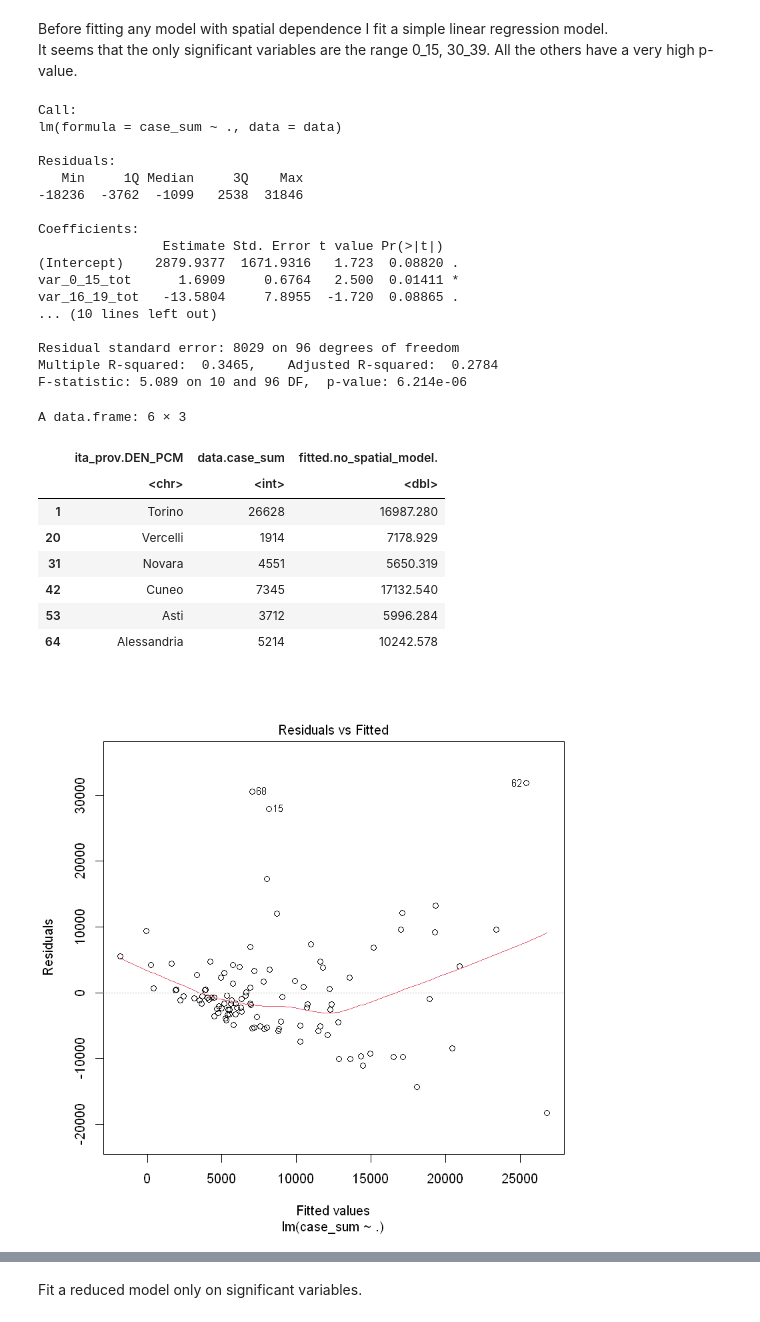
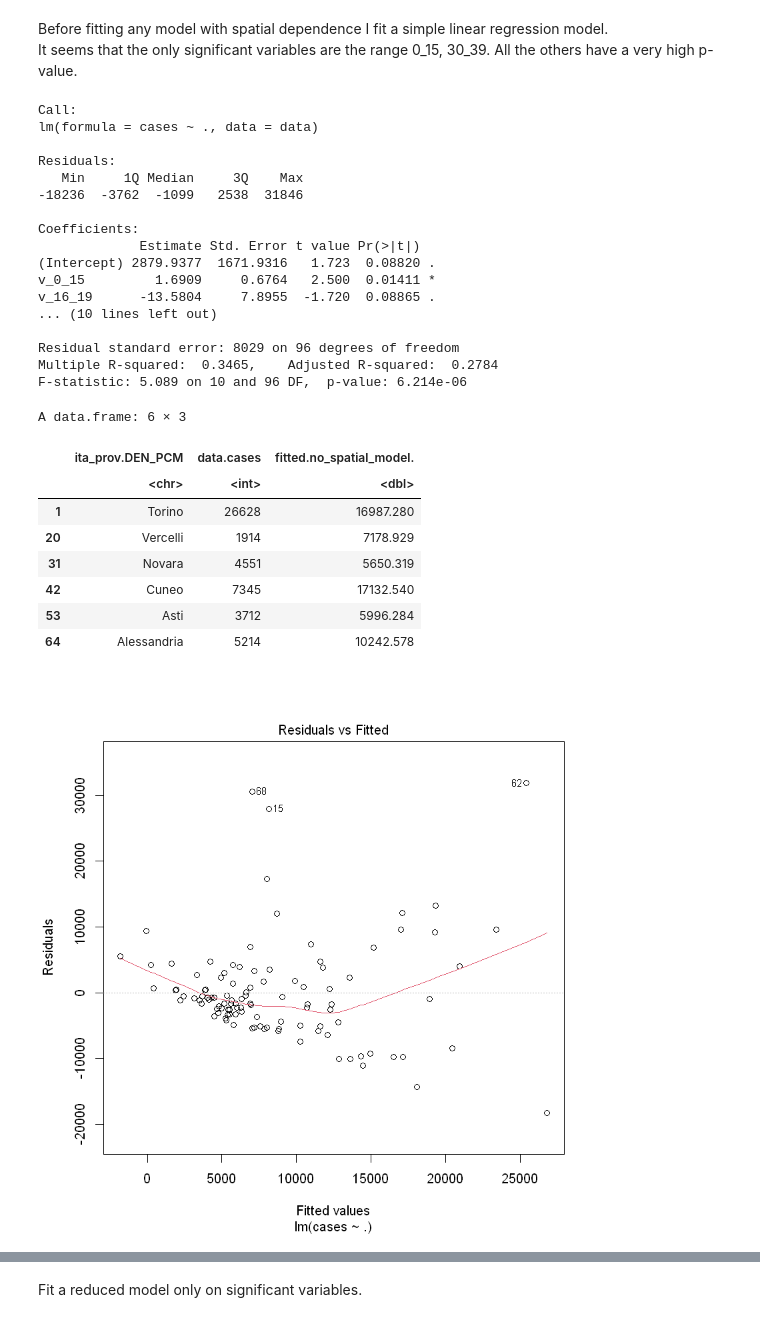
Before and after one commit to peppusnight/geospatial_project, a Jupyter notebook: aeral_analysis.ipynb, the cells around one changed output, grey strips where cells are left out. Cells and saved outputs as stored; diff of their text form; code cells hidden in the pictures.

```diff
--- a/aeral_analysis.ipynb
+++ b/aeral_analysis.ipynb
@@ -130,15 +130,15 @@ Calculate the number of inhabitants based on age range and sex for each district
 unique_range_eta = unique(dati_stat$range_eta)
 for(r_eta in unique_range_eta){
     new_str = str_replace(r_eta,'-','_')
-    new_str = str_replace(new_str,'\\+','plus')
-    new_str = paste("var_", new_str, sep="")
+    new_str = str_replace(new_str,'\\+','up')
+    new_str = paste("v_", new_str, sep="")
     dati_stat[dati_stat==r_eta] = new_str
     }
 unique_range_eta = unique(dati_stat$range_eta)
 for(r_eta in unique_range_eta){
-    ita_prov[[paste(r_eta, "_tot", sep="")]] = 0
-    ita_prov[[paste(r_eta, "_tot_male", sep="")]] = 0
-    ita_prov[[paste(r_eta, "_tot_female", sep="")]]= 0
+    ita_prov[[paste(r_eta, "", sep="")]] = 0
+    ita_prov[[paste(r_eta, "_M", sep="")]] = 0
+    ita_prov[[paste(r_eta, "_F", sep="")]]= 0
 }
 # Iterate over each district to calculate the number of people in each age range and sex
 unique_prov = unique(ita_prov$COD_PROV)
@@ -172,9 +172,9 @@ for(current_prov_cod in unique_prov) {
         tot_male_prov = as.integer(tot_male*area_prov/area_reg)
         tot_female_prov = as.integer(tot_female*area_prov/area_reg)
 
-        ita_prov[[paste(r_eta, "_tot", sep="")]][ita_prov$COD_PROV==current_prov_cod] = tot_generale_prov
-        ita_prov[[paste(r_eta, "_tot_male", sep="")]][ita_prov$COD_PROV==current_prov_cod] = tot_male_prov
-        ita_prov[[paste(r_eta, "_tot_female", sep="")]][ita_prov$COD_PROV==current_prov_cod] = tot_female_prov
+        ita_prov[[paste(r_eta, "", sep="")]][ita_prov$COD_PROV==current_prov_cod] = tot_generale_prov
+        ita_prov[[paste(r_eta, "_M", sep="")]][ita_prov$COD_PROV==current_prov_cod] = tot_male_prov
+        ita_prov[[paste(r_eta, "_F", sep="")]][ita_prov$COD_PROV==current_prov_cod] = tot_female_prov
 
     }
 }
@@ -183,10 +183,10 @@ Calculate the number of inhabintants and the relative increase of cases.
 # %%
 all_eta = c()
 for(r_eta in unique_range_eta){
-    all_eta=c(all_eta,paste(r_eta, "_tot", sep=""))
+    all_eta=c(all_eta,paste(r_eta, "", sep=""))
 }
 ita_prov$inhabitants = rowSums(as.data.frame(ita_prov[all_eta]))
-ita_prov$case_sum_rel = ita_prov$case_sum/ita_prov$inhabitants
-head(as.data.frame(ita_prov[c('DEN_PCM',all_eta,'inhabitants','case_sum','case_sum_rel')]))
+ita_prov$cases_rel = ita_prov$cases/ita_prov$inhabitants
+head(as.data.frame(ita_prov[c('DEN_PCM',all_eta,'inhabitants','cases','cases_rel')]))
 # %% [output]
 A data.frame: 6 × 14
@@ -401,43 +399,43 @@ In this section I regressed on the total number of new cases in the selected per
 Before fitting any model with spatial dependence I fit a simple linear regression model. <br>
 It seems that the only significant variables are the range 0_15, 30_39. All the others have a very high p-value.
 # %%
-all_columns = c('case_sum') # c('inhabitants','case_sum')
+all_columns = c('cases') # c('inhabitants','cases')
 for(r_eta in unique_range_eta){
-    all_columns=c(all_columns,paste(r_eta, "_tot", sep=""))
+    all_columns=c(all_columns,paste(r_eta, "", sep=""))
 }
 data = as.data.frame(ita_prov[all_columns])
 
-no_spatial_model = lm(case_sum ~ ., data = data)
+no_spatial_model = lm(cases ~ ., data = data)
 summary(no_spatial_model)
 res =  resid(no_spatial_model)
-head(data.frame(ita_prov$DEN_PCM,data$case_sum,fitted(no_spatial_model)))
+head(data.frame(ita_prov$DEN_PCM,data$cases,fitted(no_spatial_model)))
 # plot(fitted(no_spatial_model), res)
-plot(lm(case_sum ~ ., data = data))
+plot(no_spatial_model)
 # %% [output]
 Call:
-lm(formula = case_sum ~ ., data = data)
+lm(formula = cases ~ ., data = data)
 
 Residuals:
    Min     1Q Median     3Q    Max
 -18236  -3762  -1099   2538  31846
 
 Coefficients:
-                Estimate Std. Error t value Pr(>|t|)
-(Intercept)    2879.9377  1671.9316   1.723  0.08820 .
-var_0_15_tot      1.6909     0.6764   2.500  0.01411 *
-var_16_19_tot   -13.5804     7.8955  -1.720  0.08865 .
+             Estimate Std. Error t value Pr(>|t|)
+(Intercept) 2879.9377  1671.9316   1.723  0.08820 .
+v_0_15         1.6909     0.6764   2.500  0.01411 *
+v_16_19      -13.5804     7.8955  -1.720  0.08865 .
 ... (10 lines left out)
 
 Residual standard error: 8029 on 96 degrees of freedom
 Multiple R-squared:  0.3465,    Adjusted R-squared:  0.2784
 F-statistic: 5.089 on 10 and 96 DF,  p-value: 6.214e-06
 A data.frame: 6 × 3
-|  | ita_prov.DEN_PCM | data.case_sum | fitted.no_spatial_model. |
+|  | ita_prov.DEN_PCM | data.cases | fitted.no_spatial_model. |
 |  | <chr> | <int> | <dbl> |
 | 1 | Torino | 26628 | 16987.280 |
 | 20 | Vercelli | 1914 | 7178.929 |
 | 31 | Novara | 4551 | 5650.319 |
 | 42 | Cuneo | 7345 | 17132.540 |
 | 53 | Asti | 3712 | 5996.284 |
 | 64 | Alessandria | 5214 | 10242.578 |
-[figure, old version]
+[figure, new version]
```
Also changed, not shown: parts of 16 cells of this notebook, 14 other files.
